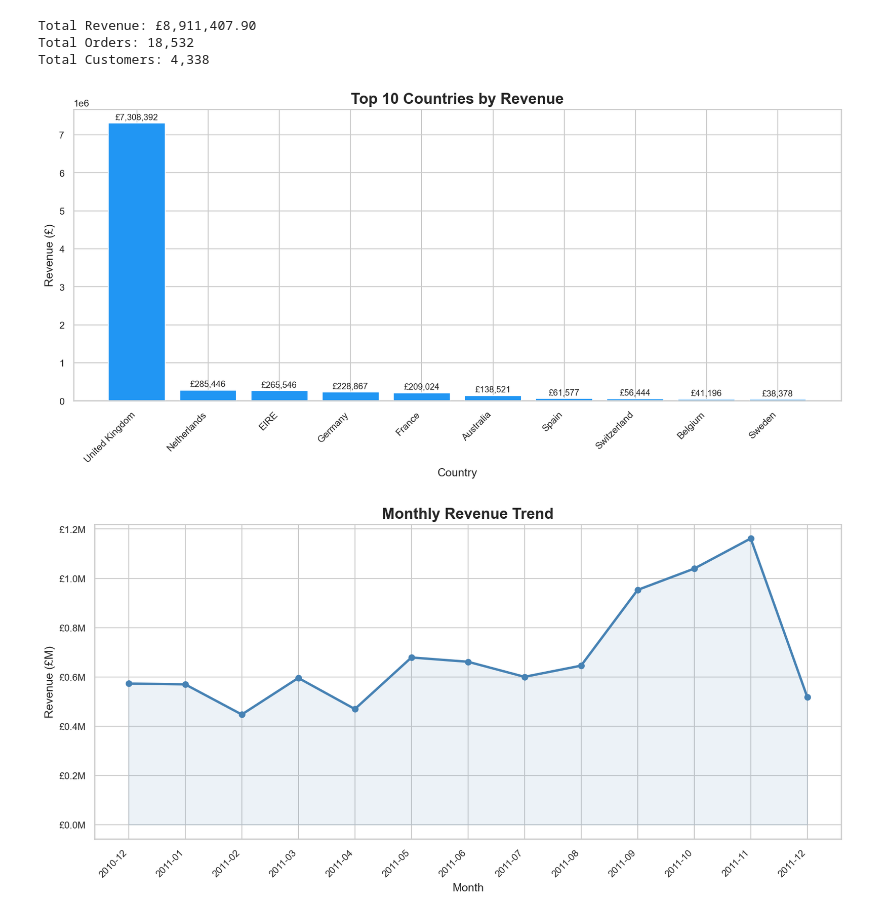
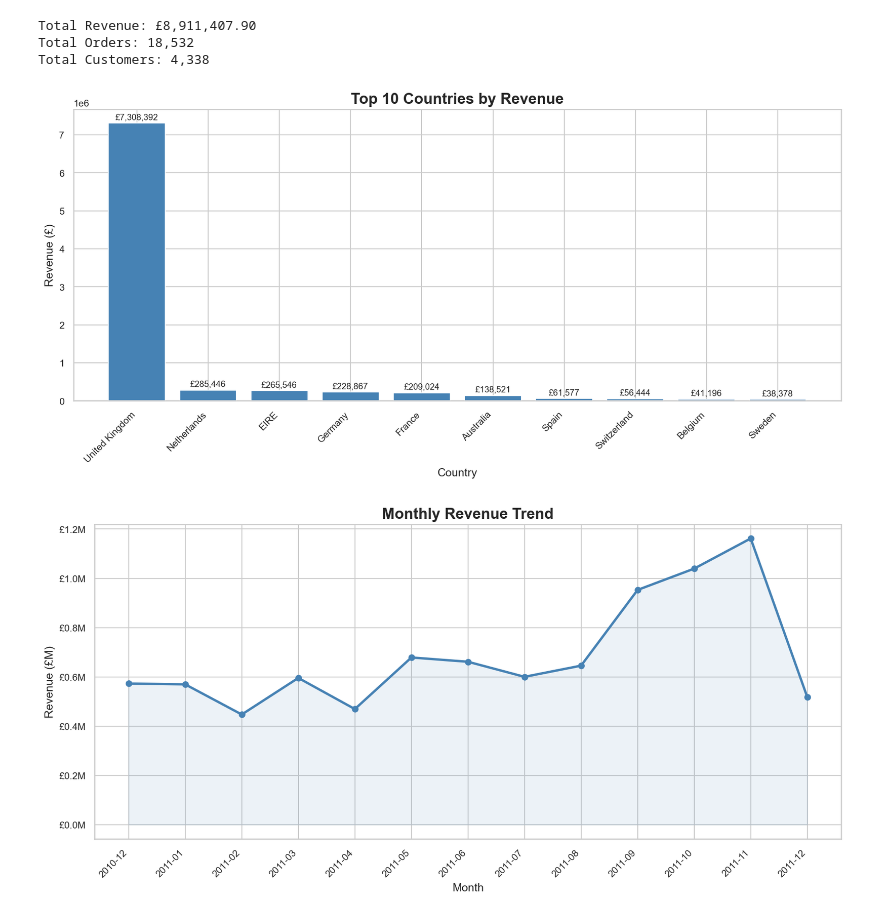
Before and after one commit to piotrekbz/ecomdata, a Jupyter notebook: anylysis.ipynb, the cells around one changed output. Drawn from its saved outputs; the diff is of its cells as text; code cells hidden in the pictures.

```diff
--- a/anylysis.ipynb
+++ b/anylysis.ipynb
@@ -88,22 +88,22 @@ Total Customers: 4,338
 # %%
 country_revenue = df.groupby('Country')['Revenue'].sum().sort_values(ascending=False).head(10)
 
 fig, ax = plt.subplots()
-bars = ax.bar(country_revenue.index, country_revenue.values, color=BLUE, edgecolor='white')
+bars = ax.bar(country_revenue.index, country_revenue.values, color="steelblue", edgecolor='white')
 
 for bar in bars:
     ax.text(bar.get_x() + bar.get_width()/2, bar.get_height() + 50000,
             f'£{bar.get_height():,.0f}', ha='center', va='bottom', fontsize=9)
 
 ax.set_title('Top 10 Countries by Revenue')
 ax.set_xlabel('Country')
 ax.set_ylabel('Revenue (£)')
 plt.xticks(rotation=45, ha='right')
 plt.tight_layout()
 plt.savefig('images/revenue_by_country.png')
 plt.show()
 # %% [output]
-[figure, old version]
+[figure, new version]
 # %%
 from matplotlib.ticker import FuncFormatter
 
```
Also changed, not shown: parts of 1 cell of this notebook, 2 other files.
